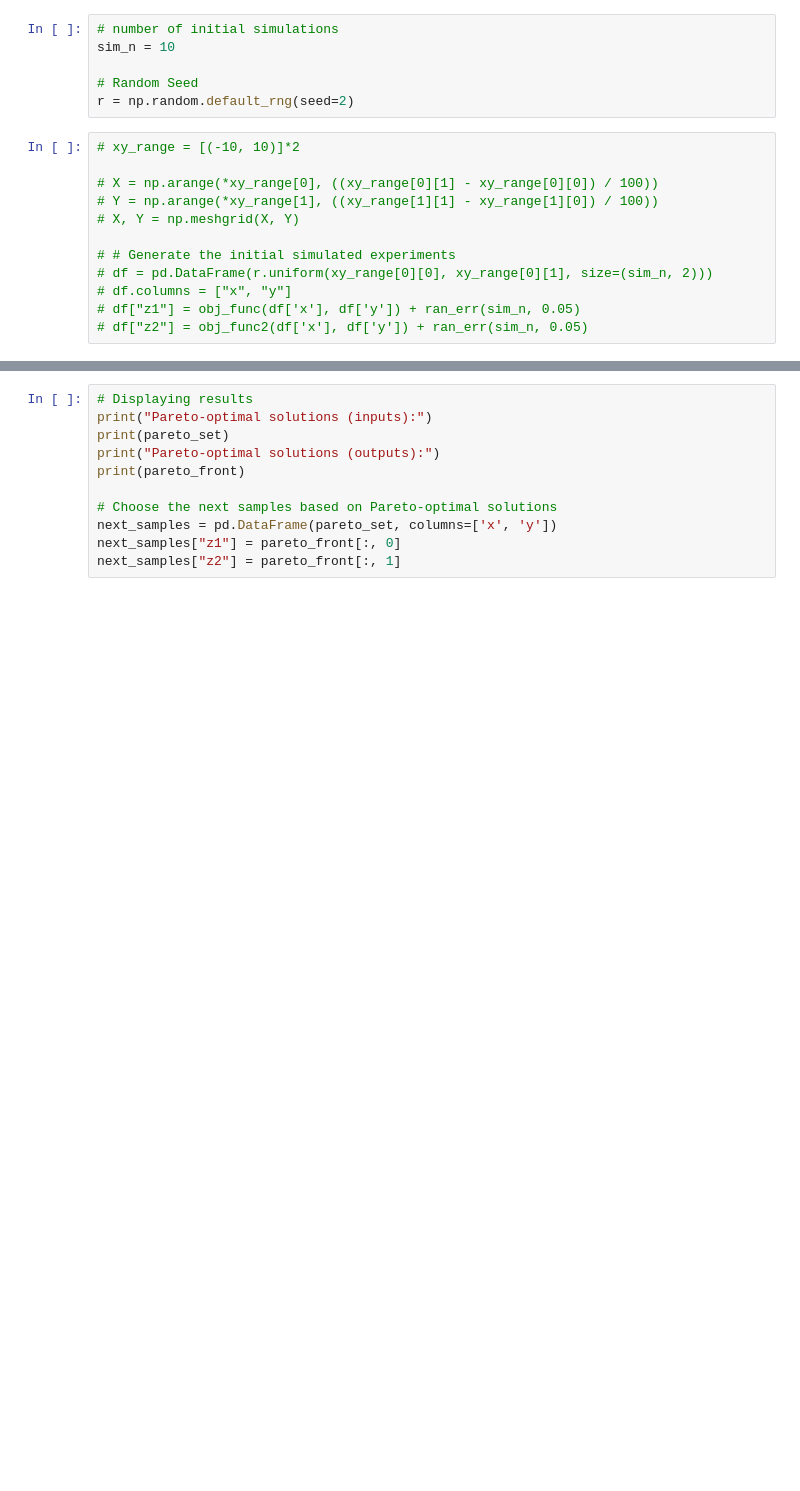
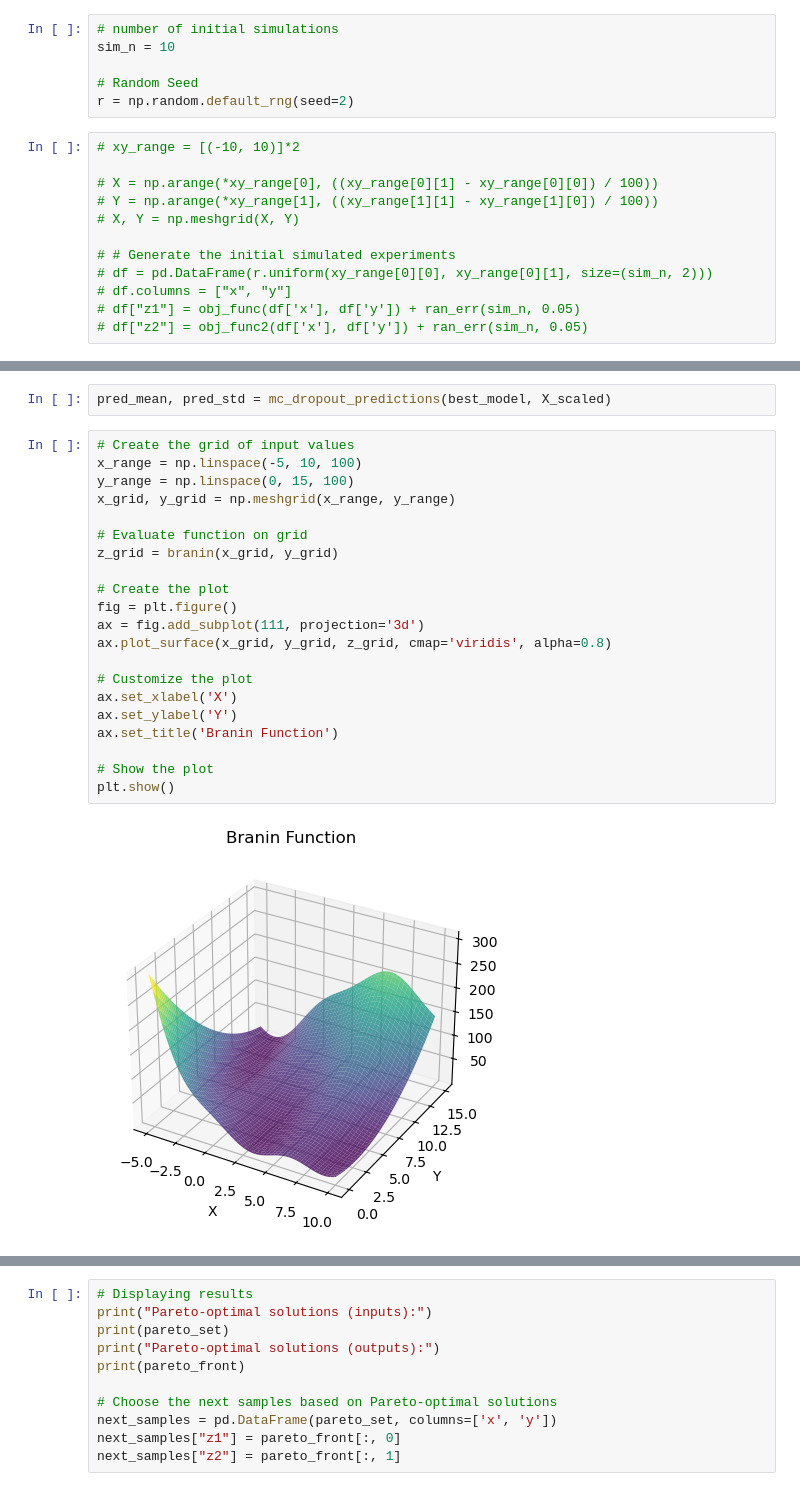
Before and after one commit to ScoutCodes/SMILE, a Jupyter notebook: NMO.ipynb, the cells around one changed output, grey strips where cells are left out. Drawn from its saved outputs; the diff is of its cells as text; blank space fills up the shorter version.

```diff
--- a/NMO.ipynb
+++ b/NMO.ipynb
@@ -245,0 +254,25 @@ Epoch 200/200
+# %%
+pred_mean, pred_std = mc_dropout_predictions(best_model, X_scaled)
+# %%
+# Create the grid of input values
+x_range = np.linspace(-5, 10, 100)
+y_range = np.linspace(0, 15, 100)
+x_grid, y_grid = np.meshgrid(x_range, y_range)
+
+# Evaluate function on grid
+z_grid = branin(x_grid, y_grid)
+
+# Create the plot
+fig = plt.figure()
+ax = fig.add_subplot(111, projection='3d')
+ax.plot_surface(x_grid, y_grid, z_grid, cmap='viridis', alpha=0.8)
+
+# Customize the plot
+ax.set_xlabel('X')
+ax.set_ylabel('Y')
+ax.set_title('Branin Function')
+
+# Show the plot
+plt.show()
+# %% [output]
+[figure, added]
```
Also changed, not shown: parts of 11 cells of this notebook, 2 other files.
